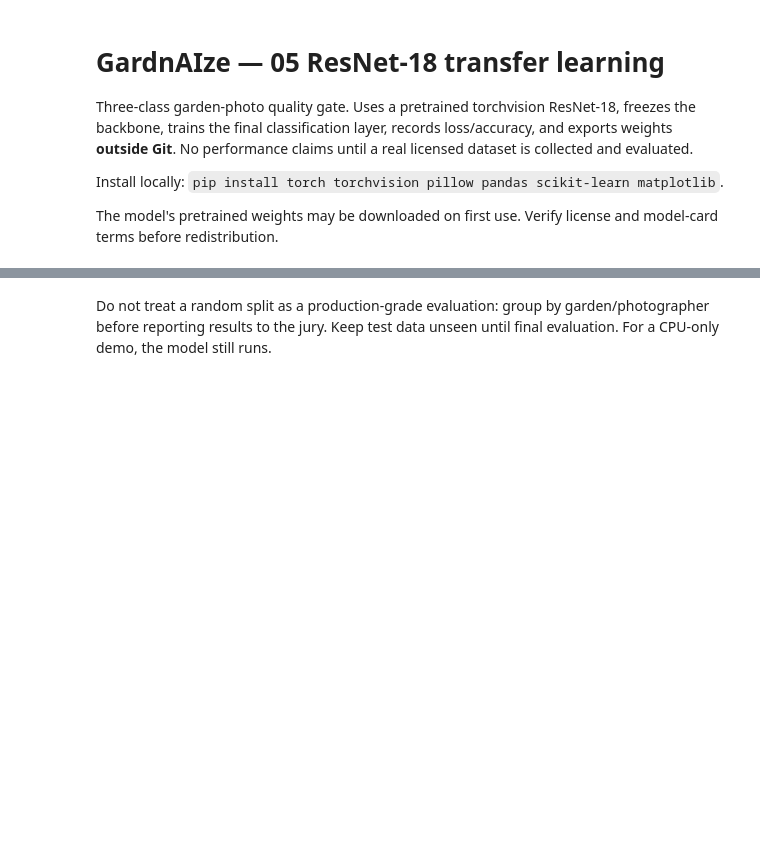
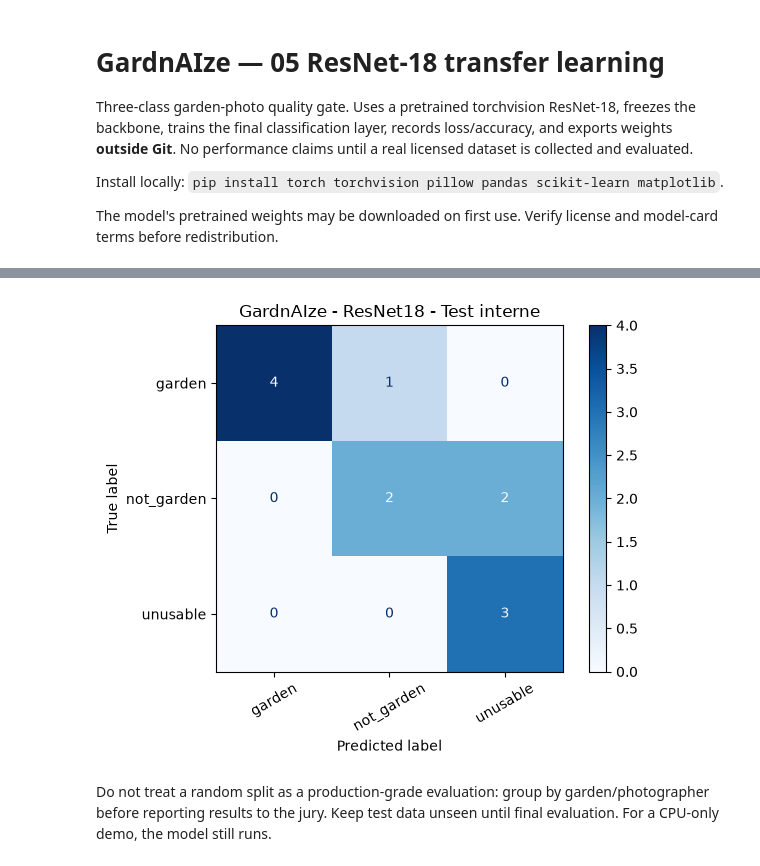
Before and after one commit to boonsuli/GardnAIze, a Jupyter notebook: notebooks/05_train_garden_classifier.ipynb, the cells around one changed output, grey strips where cells are left out. Saved outputs shown, nothing was run; the diff lists cells and outputs as text; code cells hidden in the pictures; blank space fills up the shorter version.

```diff
--- a/notebooks/05_train_garden_classifier.ipynb
+++ b/notebooks/05_train_garden_classifier.ipynb
@@ -86,0 +223,82 @@ plt.show()
+# %%
+#cellule d'évaluation
+from pathlib import Path
+import torch
+import matplotlib.pyplot as plt
+
+from sklearn.metrics import (
+    classification_report,
+    confusion_matrix,
+    ConfusionMatrixDisplay,
+    accuracy_score
+)
+
+# 1. Charger les poids du modèle entraîné
+model_path = (
+    Path.home()
+    / "projects/GardnAIze/models/weights/garden_resnet18_v1.pth"
+)
+
+checkpoint = torch.load(
+    model_path,
+    map_location=device,
+    weights_only=True
+)
+
+# Accepter un state_dict direct ou un checkpoint encapsulé
+if isinstance(checkpoint, dict) and "model_state_dict" in checkpoint:
+    state_dict = checkpoint["model_state_dict"]
+else:
+    state_dict = checkpoint
+
+model.load_state_dict(state_dict)
+model.to(device)
+model.eval()
+
+# 2. Prédire sur les images du test interne
+y_true = []
+y_pred = []
+
+with torch.no_grad():
+    for images, labels in test_loader:
+        images = images.to(device)
+
+        outputs = model(images)
+        predictions = outputs.argmax(dim=1)
+
+        y_true.extend(labels.cpu().numpy().tolist())
+        y_pred.extend(predictions.cpu().numpy().tolist())
+
+# 3. Calculer les performances
+class_names = train_ds.classes
+class_ids = list(range(len(class_names)))
+
+print("Nombre d'images évaluées :", len(y_true))
+print("Accuracy :", round(accuracy_score(y_true, y_pred), 4))
+
+print("\nClassification report :")
+print(classification_report(
+    y_true,
+    y_pred,
+    labels=class_ids,
+    target_names=class_names,
+    zero_division=0
+))
+
+# 4. Afficher la matrice de confusion
+cm = confusion_matrix(
+    y_true,
+    y_pred,
+    labels=class_ids
+)
+
+ConfusionMatrixDisplay(
+    confusion_matrix=cm,
+    display_labels=class_names
+).plot(cmap="Blues", values_format="d")
+
+plt.title("GardnAIze - ResNet18 - Test interne")
+plt.xticks(rotation=30)
+plt.tight_layout()
+plt.show()
+# %% [output]
@@ -86,0 +318 @@ plt.show()
+[figure, added]
```
Also changed, not shown: parts of 11 cells of this notebook, 1 other file.
